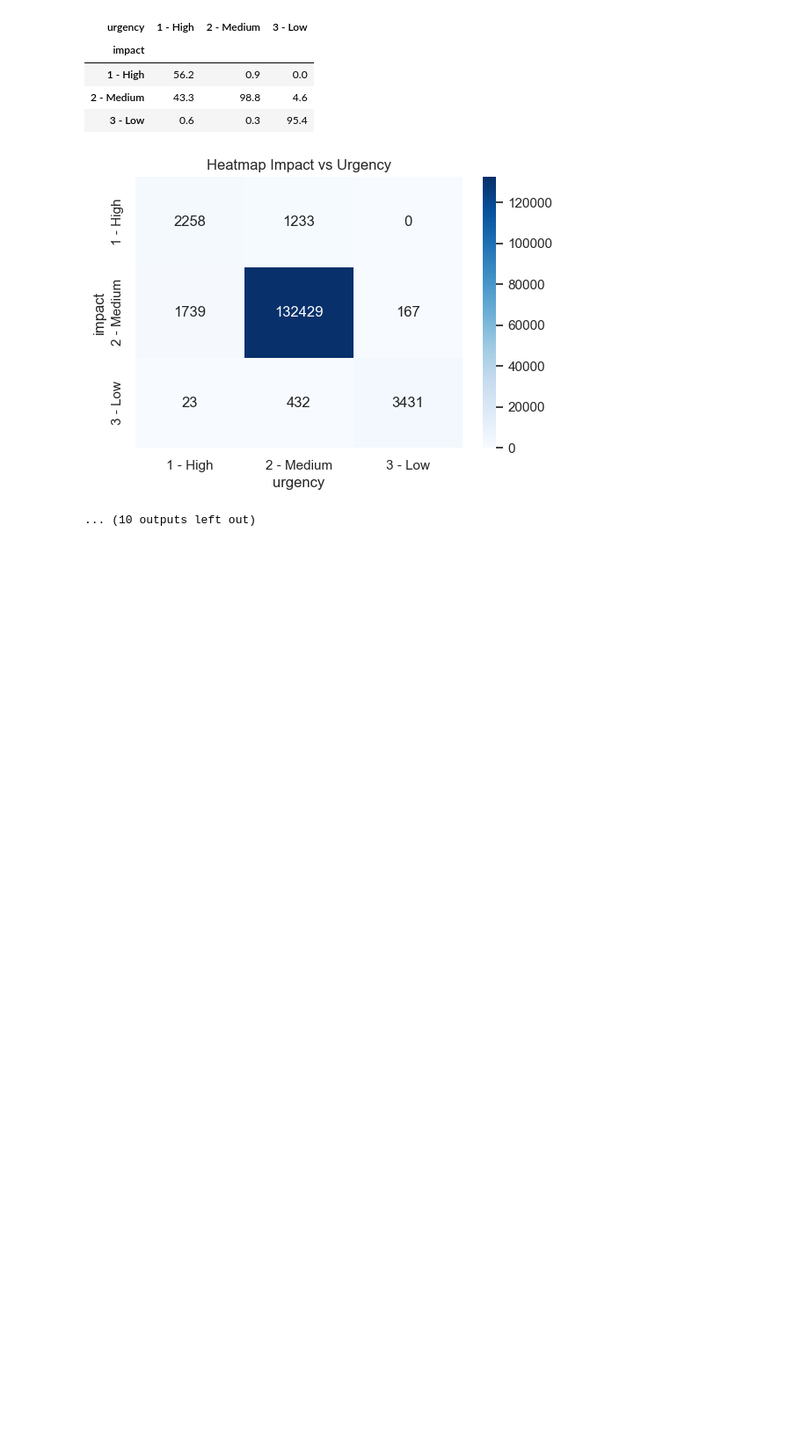
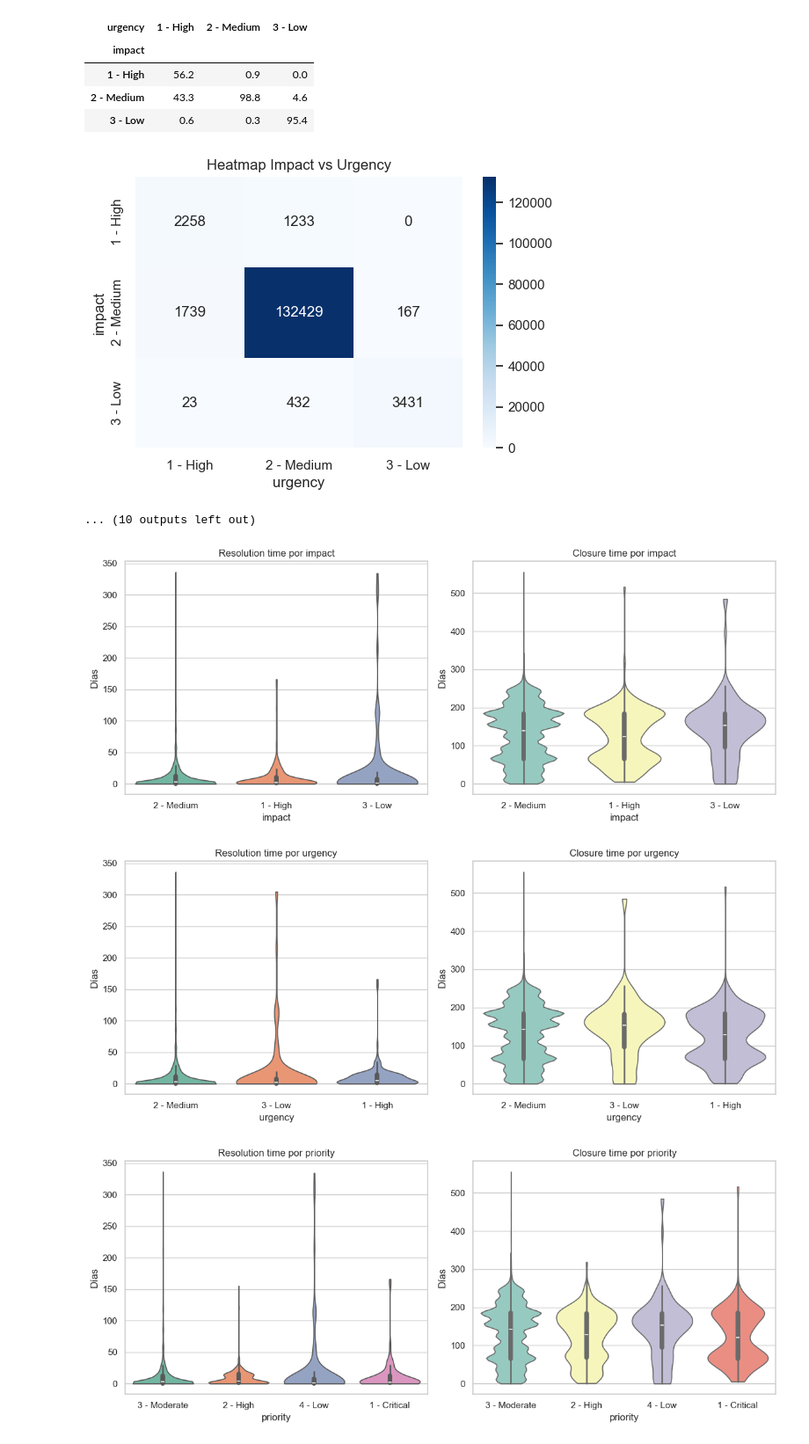
Before and after one commit to smelomunoz/Repo_Proyecto_1, a Jupyter notebook: Tarea_2/Exploracion_datos.ipynb, the cells around one changed output. Shown at 88% size. Cells and saved outputs as stored; diff of their text form; code cells hidden in the pictures; blank space fills up the shorter version.

Commit message:
Análisis bivariado métricas derivadas del tiempo

```diff
--- a/Tarea_2/Exploracion_datos.ipynb
+++ b/Tarea_2/Exploracion_datos.ipynb
@@ -603,3 +603,57 @@ plt.show()
 | 3 - Low | 0.6 | 0.3 | 95.4 |
 [figure]
 ... (10 outputs left out)
+# %%
+# --- Asegurar formato datetime ---
+df["opened_at"] = pd.to_datetime(df["opened_at"], errors="coerce")
+df["resolved_at"] = pd.to_datetime(df["resolved_at"], errors="coerce")
+df["closed_at"] = pd.to_datetime(df["closed_at"], errors="coerce")
+
+# --- Calcular resolution_time y closure_time en días ---
+df["resolution_time"] = (df["resolved_at"] - df["opened_at"]).dt.total_seconds() / 86400
+df["closure_time"] = (df["closed_at"] - df["opened_at"]).dt.total_seconds() / 86400
+
+# --- Filtrar tiempos negativos o NaN ---
+df = df[(df["resolution_time"] >= 0) & (df["closure_time"] >= 0)]
+
+# --- Variables categóricas ---
+cat_vars = ["impact", "urgency", "priority"]
+
+# === Diagramas de violín ===
+for col in cat_vars:
+    plt.figure(figsize=(12,5))
+
+    # Resolution time
+    plt.subplot(1,2,1)
+    sns.violinplot(x=col, y="resolution_time", data=df, palette="Set2", cut=0)
+    plt.title(f"Resolution time por {col}")
+    plt.ylabel("Días")
+
+    # Closure time
+    plt.subplot(1,2,2)
+    sns.violinplot(x=col, y="closure_time", data=df, palette="Set3", cut=0)
+    plt.title(f"Closure time por {col}")
+    plt.ylabel("Días")
+
+    plt.tight_layout()
+    plt.show()
+
+# === Scatter plots con reassignment_count y reopen_count ===
+plt.figure(figsize=(12,5))
+
+plt.subplot(1,2,1)
+sns.scatterplot(x="reassignment_count", y="resolution_time", data=df, alpha=0.5)
+plt.title("Resolution time vs Reassignment count")
+plt.ylabel("Resolution time (días)")
+
+plt.subplot(1,2,2)
+sns.scatterplot(x="reopen_count", y="resolution_time", data=df, alpha=0.5)
+plt.title("Resolution time vs Reopen count")
+plt.ylabel("Resolution time (días)")
+
+plt.tight_layout()
+plt.show()
+# %% [output]
+[figure, added]
+[figure, added]
+[figure, added]
```
Also changed, not shown: parts of 1 cell of this notebook.
